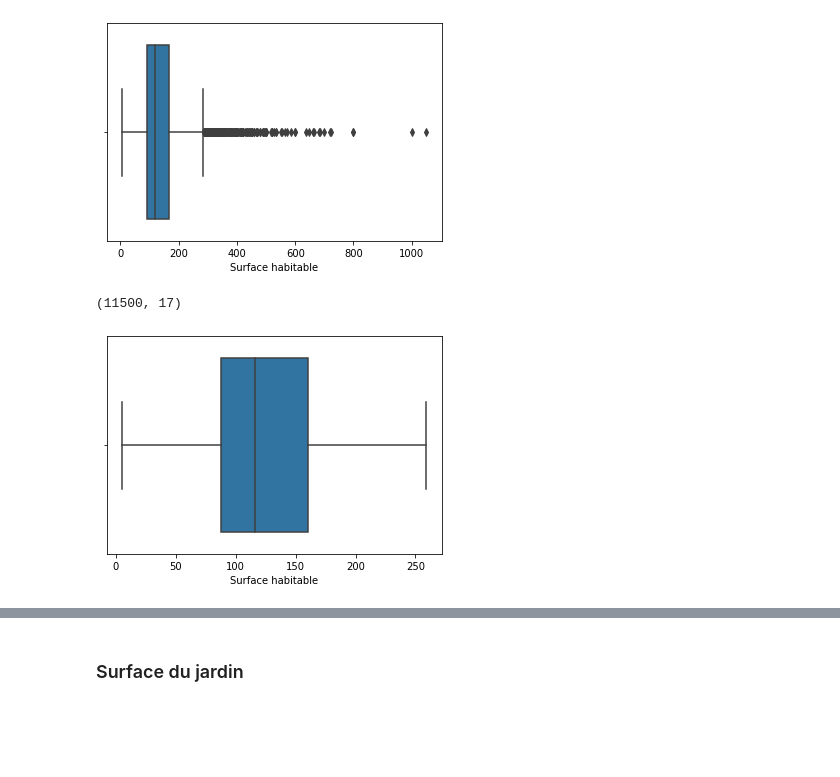
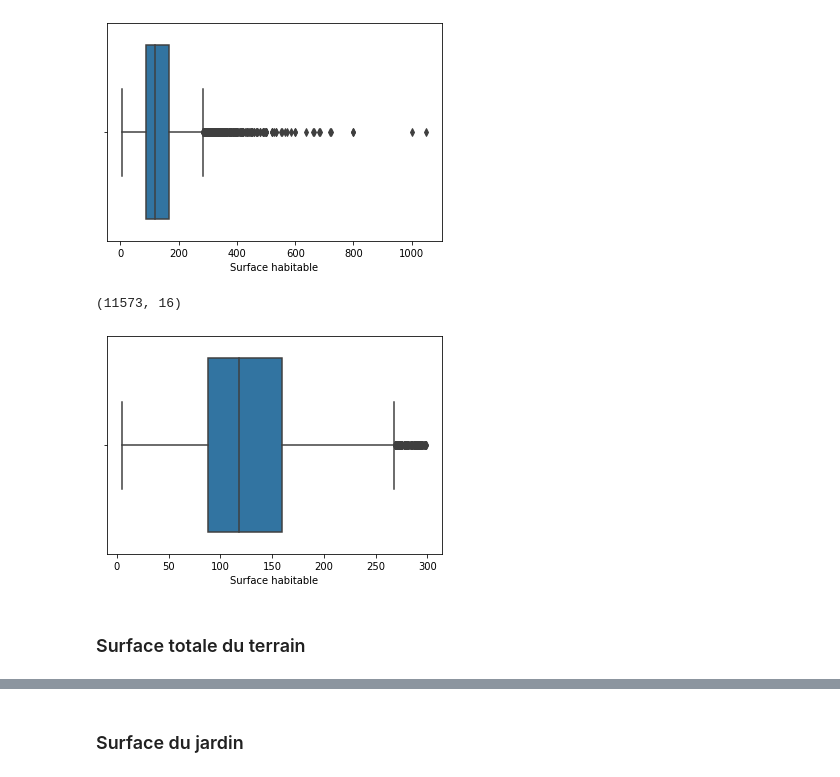
Before and after one commit to leersmathieu/ImmoEliza-API, a Jupyter notebook: data-cleaning.ipynb, the cells around one changed output, grey strips where cells are left out. Drawn from its saved outputs; the diff is of its cells as text; code cells hidden in the pictures; blank space fills up the shorter version.

```diff
--- a/data-cleaning.ipynb
+++ b/data-cleaning.ipynb
@@ -176,0 +175,3 @@ dtype: object
+# %%
+df.drop(columns=['Ville'],inplace=True)
+df['Code Postal'].value_counts()
@@ -176,0 +191,2 @@ dtype: object
+# %%
+df = df.groupby('Code Postal').filter(lambda x : len(x)>1)
@@ -304,3 +343,8 @@ df.drop(columns=['Nombre de façades'],inplace=True)
+# %%
+# Suppression des ventes publiques (enchères) pour ne pas fausser les statistiques
+df = df[df['Vente publique'] == False]
+# Et suppression de la collonne ...
+df.drop(columns=['Vente publique'],inplace=True)
 # %% [markdown]
 ### Etat du bâtiment
 # %%
@@ -369,9 +421,11 @@ sns.boxplot(x=df['Surface habitable'])
 <AxesSubplot:xlabel='Surface habitable'>
 [figure]
 # %%
-df = df[(df['Surface habitable'] < 260) & (df['Surface habitable'] > 0)]
+df = df[(df['Surface habitable'] < 300) & (df['Surface habitable'] > 0)]
 sns.boxplot(x=df['Surface habitable'])
 df.shape
 # %% [output]
-(11500, 17)
+(11573, 16)
-[figure, old version]
+[figure, new version]
+# %% [markdown]
+### Surface totale du terrain
```
Also changed, not shown: parts of 57 cells of this notebook, 1 other file.
